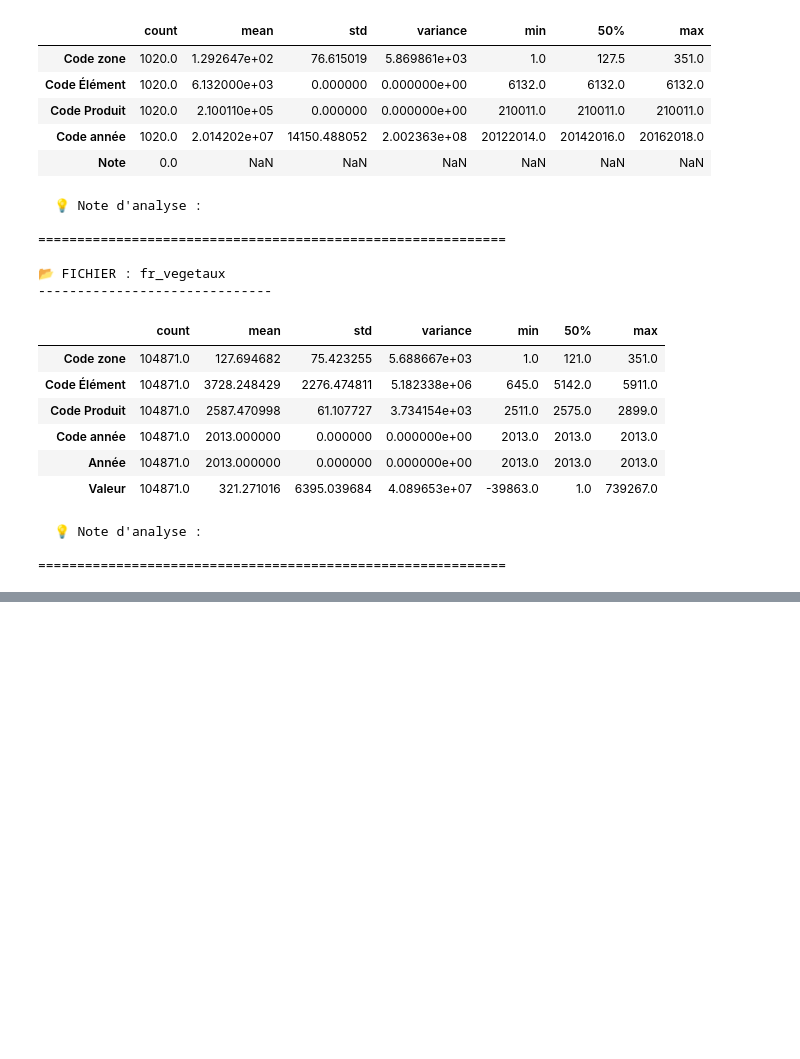
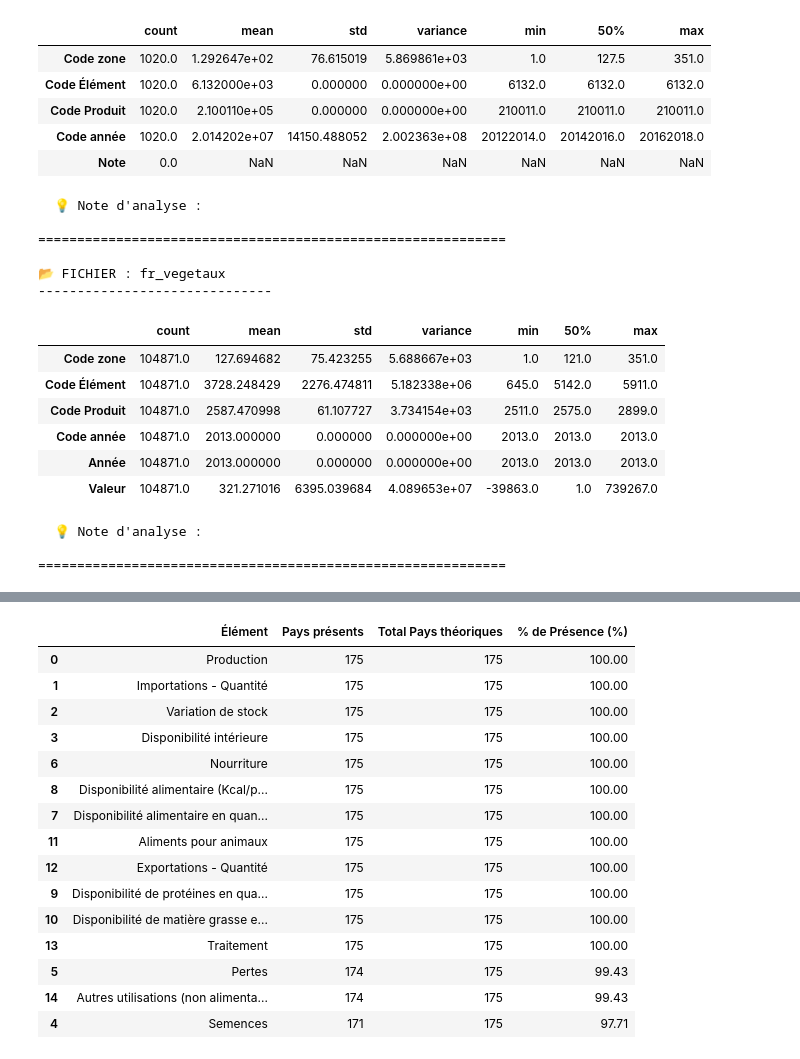
Before and after one commit to SIMPLON-DIST-Data-Analyst-211541/FAO_Analysis_Johan, a Jupyter notebook: src/notebook.ipynb, the cells around one changed output, grey strips where cells are left out. Cells and saved outputs as stored; diff of their text form; code cells hidden in the pictures; blank space fills up the shorter version.

```diff
--- a/notebook.ipynb
+++ b/src/notebook.ipynb
@@ -499,0 +679,82 @@ fr_vegetaux contient des nombres négatifs dans la colonne 'valeur', il faut s'a
+# %%
+print("📊 AUDIT RÉALISTE : Pourcentage de présence par Élément\n")
+print("=" * 70)
+
+def audit_coverage_pct(df, df_name):
+    # 1. Le nombre total de pays uniques présents dans le fichier (ta base de comparaison)
+    total_countries = df['Zone'].nunique()
+
+    print(f"📂 Fichier : {df_name} | Total de pays dans le dataset : {total_countries}")
+    print("-" * 70)
+
+    stats = []
+
+    for element in df['Élément'].unique():
+        # On filtre l'élément et on enlève les valeurs nulles sur la 'Valeur'
+        subset = df[df['Élément'] == element].dropna(subset=['Valeur'])
+
+        # Combien de pays ont réellement fourni une valeur pour cet élément ?
+        n_countries_present = subset['Zone'].nunique()
+
+        # Calcul du pourcentage
+        pct_presence = (n_countries_present / total_countries) * 100
+
+        stats.append({
+            'Élément': element,
+            'Pays présents': n_countries_present,
+            'Total Pays théoriques': total_countries,
+            '% de Présence (%)': round(pct_presence, 2)
+        })
+
+    # Affichage trié du plus complet au moins complet
+    df_res = pd.DataFrame(stats).sort_values(by='% de Présence (%)', ascending=False)
+
+    display(df_res)
+    print("\n" + "="*70 + "\n")
+
+# Lancement sur tes fichiers
+audit_coverage_pct(all_dataframes['fr_vegetaux'], 'fr_vegetaux.csv')
+audit_coverage_pct(all_dataframes['fr_animaux'], 'fr_animaux.csv')
+
+
+print("🌍 VUE MACROSCOPIQUE : Pourcentage de présence Global\n")
+print("=" * 70)
+
+def audit_global_presence_pct(df, df_name):
+    # 1. Le total théorique possible (l'espace vide si tout était rempli)
+    n_produits = df['Code Produit'].nunique()
+    n_pays = df['Zone'].nunique()
+
+    # On suppose qu'il y a une année par ligne pour l'estimation du max
+    # (Si tu as plusieurs années, le dénominateur sera plus grand)
+    total_possible_lines = n_produits * n_pays
+
+    print(f"📂 Fichier : {df_name}")
+    print(f"   -> Dimensions théoriques maximales (Produits x Pays x Années) : {total_possible_lines}")
+    print("-" * 70)
+
+    stats = []
+
+    for element in df['Élément'].unique():
+        # On compte les lignes réelles pour cet élément
+        real_lines = len(df[df['Élément'] == element])
+
+        # Calcul du pourcentage de remplissage du "potentiel" total
+        global_pct = (real_lines / total_possible_lines) * 100
+
+        stats.append({
+            'Élément': element,
+            'Lignes réelles (Total Mondial)': real_lines,
+            '% de Présence Global (%)': round(global_pct, 2)
+        })
+
+    # Affichage trié
+    df_res = pd.DataFrame(stats).sort_values(by='% de Présence Global (%)', ascending=False)
+
+    display(df_res)
+    print("\n" + "="*70 + "\n")
+
+# Lancement sur tes fichiers
+audit_global_presence_pct(all_dataframes['fr_vegetaux'], 'fr_vegetaux.csv')
+audit_global_presence_pct(all_dataframes['fr_animaux'], 'fr_animaux.csv')
+# %% [output]
@@ -499,0 +766,16 @@ fr_vegetaux contient des nombres négatifs dans la colonne 'valeur', il faut s'a
+|  | Élément | Pays présents | Total Pays théoriques | % de Présence (%) |
+| 0 | Production | 175 | 175 | 100.00 |
+| 1 | Importations - Quantité | 175 | 175 | 100.00 |
+| 2 | Variation de stock | 175 | 175 | 100.00 |
+| 3 | Disponibilité intérieure | 175 | 175 | 100.00 |
+| 6 | Nourriture | 175 | 175 | 100.00 |
+| 8 | Disponibilité alimentaire (Kcal/p... | 175 | 175 | 100.00 |
+| 7 | Disponibilité alimentaire en quan... | 175 | 175 | 100.00 |
+| 11 | Aliments pour animaux | 175 | 175 | 100.00 |
+| 12 | Exportations - Quantité | 175 | 175 | 100.00 |
+| 9 | Disponibilité de protéines en qua... | 175 | 175 | 100.00 |
+| 10 | Disponibilité de matière grasse e... | 175 | 175 | 100.00 |
+| 13 | Traitement | 175 | 175 | 100.00 |
+| 5 | Pertes | 174 | 175 | 99.43 |
+| 14 | Autres utilisations (non alimenta... | 174 | 175 | 99.43 |
+| 4 | Semences | 171 | 175 | 97.71 |
```
Also changed, not shown: parts of 19 cells of this notebook.
